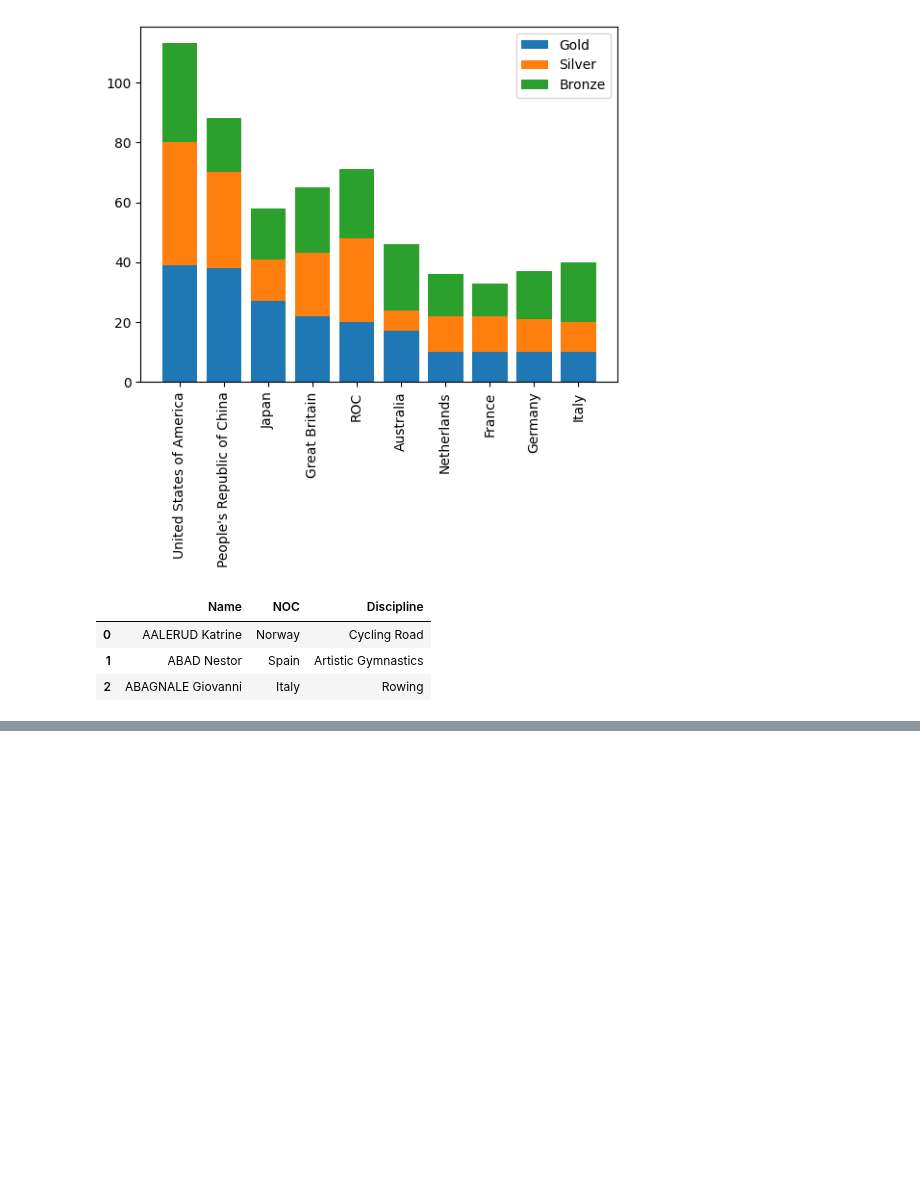
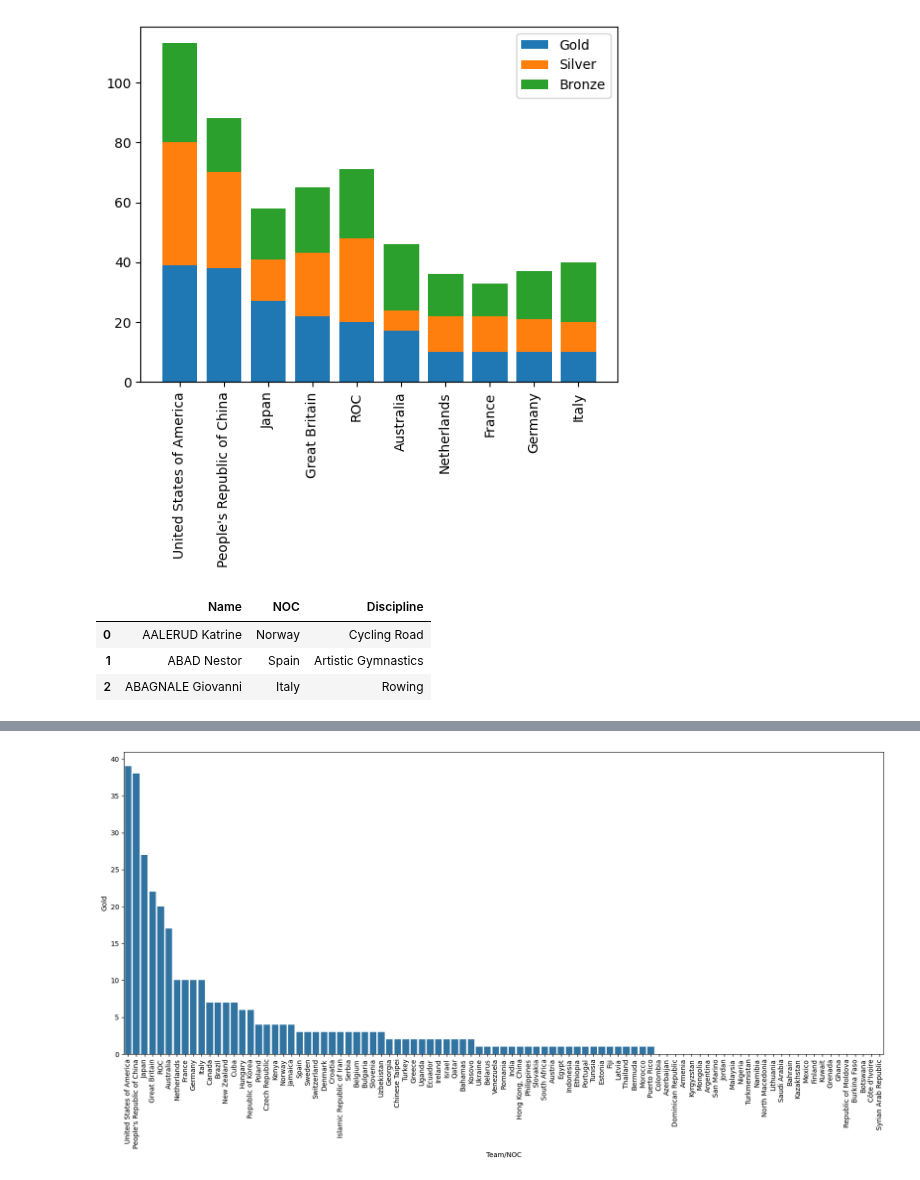
Before and after one commit to HayateSato/DS_Practice, a Jupyter notebook: Matplotlib.ipynb, the cells around one changed output, grey strips where cells are left out. Drawn from its saved outputs; the diff is of its cells as text; code cells hidden in the pictures; blank space fills up the shorter version.

Commit message:
Importing SNS and plotting

```diff
--- a/Matplotlib.ipynb
+++ b/Matplotlib.ipynb
@@ -284,0 +317,7 @@ NameError: name 'mens_rowing' is not defined
+# %%
+fig, ax = plt.subplots(figsize=(20, 8))
+sns.barplot(x="Team/NOC", y="Gold", data=medal)
+ax.set_xticklabels(medal["Team/NOC"], rotation=90)
+plt.show()
+# %% [output]
+[figure, added]
```
Also changed, not shown: parts of 6 cells of this notebook.
